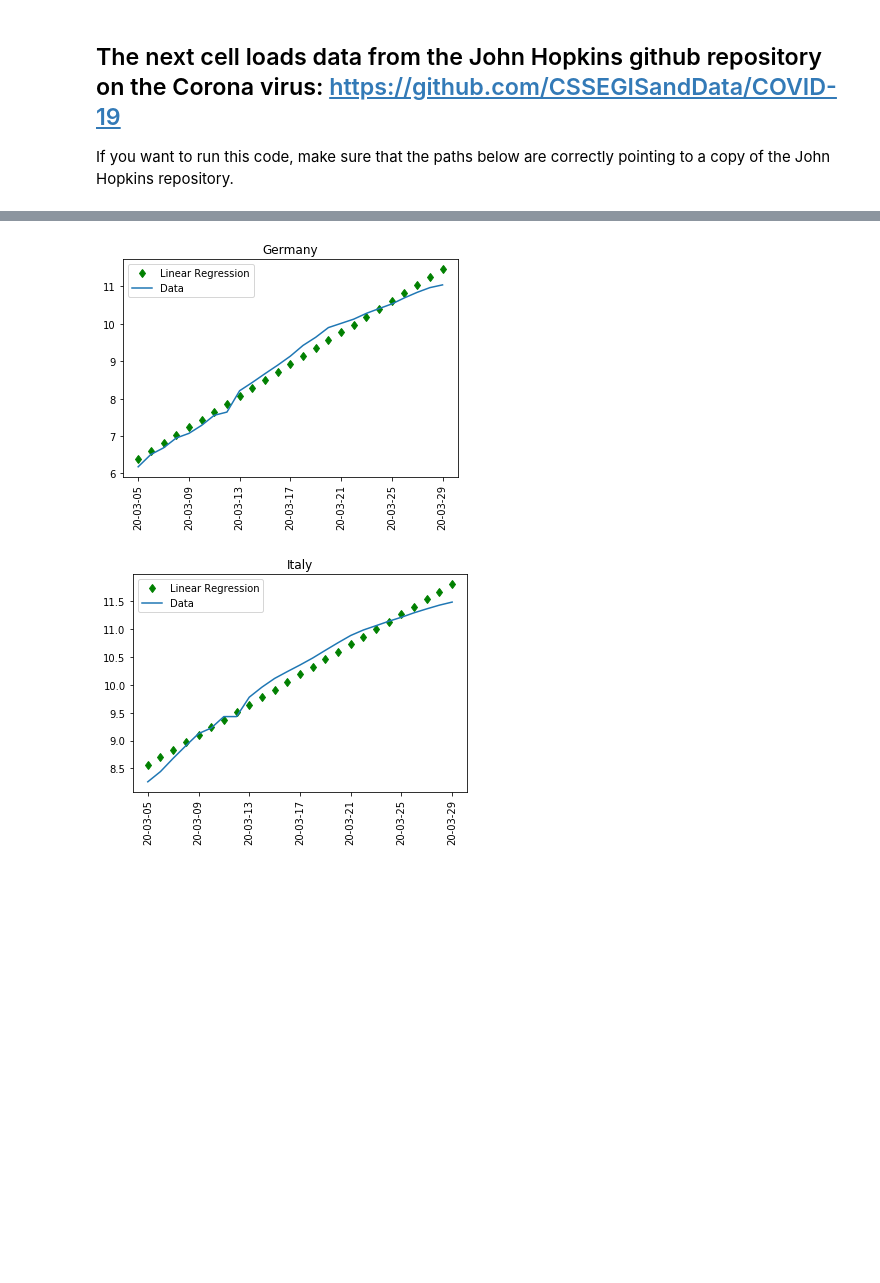
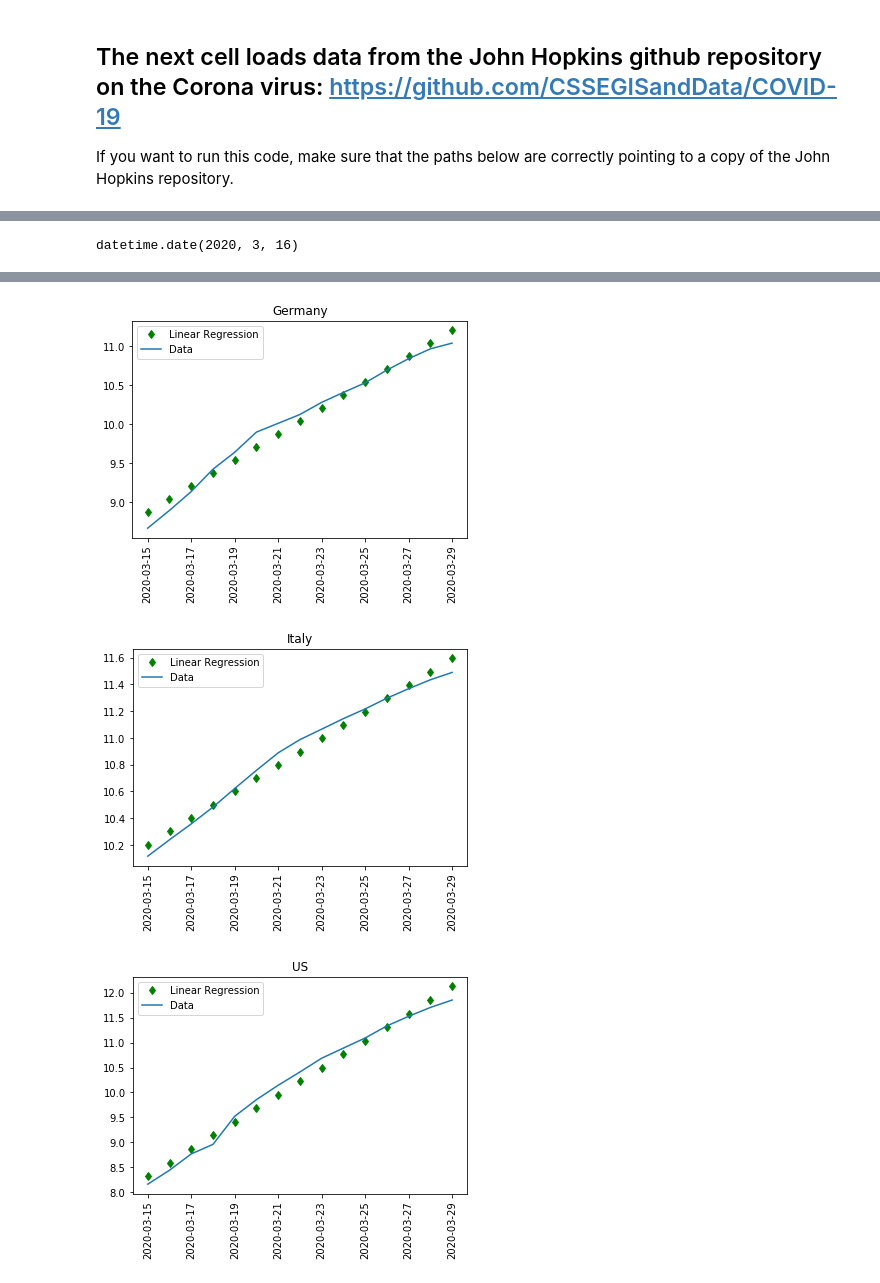
Before and after one commit to michaelneururer/corona_data_analysis, a Jupyter notebook: Corona Data.ipynb, the cells around one changed output, grey strips where cells are left out. Drawn from its saved outputs; the diff is of its cells as text; code cells hidden in the pictures; blank space fills up the shorter version.

```diff
--- a/Corona Data.ipynb
+++ b/Corona Data.ipynb
@@ -26,10 +18,0 @@ data_confirmed_orig.fillna('',inplace=True)
-# %%
-mask = data_confirmed_orig.drop(["Lat","Long"], axis = 1).sum(numeric_only=True, axis=1)>100
-for d in data:
-    d.drop([i for i in range(d.shape[0]) if mask[i]!=True], inplace=True)
-    d.loc[d["Province/State"].notna(), "Country/Region"] += ' ' + d.loc[d["Province/State"].notna(), "Province/State"]
-    d.drop(["Province/State", "Lat", "Long"] ,axis = 1, inplace=True)
-    cols = d.columns
-    new_cols = map(lambda x: dt.date(*[int(x.split('/')[k]) for k in [2,0,1]]), cols[1:])
-    d.set_axis(["Location"] + list(new_cols), axis=1, inplace=True)
-    d.set_axis(range(len(d.index)), axis=0, inplace=True)
@@ -36,9 +64,9 @@ for d in data:
 # %%
 sample_size = 10
-sample = random.sample(range(data_confirmed.shape[0]),sample_size)
+sample = random.sample(range(data[0].shape[0]),sample_size)
 for index in sample:
-    country = data_confirmed.iloc[index][0]
-    df = pd.DataFrame([d.iloc[index][1:] for d in data], index=[0,1,2])
+    country = data[0].iloc[index][0]
+    df = pd.DataFrame([d.iloc[index][1:] for d in data], index=[0,1,2]).fillna(0)
     total = df.iloc[:,-1]
     df.set_axis(["confirmed: {}".format(total.loc[0]),"deaths: {}".format(total[1]),"recovered: {}".format(total[2])], inplace=True, axis=0)
     df.transpose().plot(title=country + ': Index {}'.format(index))
@@ -56,18 +84,23 @@ for index in sample:
 # %%
-L = ["Austria", "Ireland", "Germany", "Italy"]
+L = ["Austria", "Ireland", "Germany", "Italy", "US"]
+# %%
+start_date+dt.timedelta(1)
+# %% [output]
+datetime.date(2020, 3, 16)
 # %%
 from sklearn.linear_model import LinearRegression
 #import statsmodels.formula.api as sm
 for country in L:
-    y = data_confirmed.loc[data_confirmed["Location"]==country].iloc[:,1:].transpose()
-    march1st = y.index.get_loc(dt.date(20,3,1))
-    y = y.loc[dt.date(20,3,5):today]
+    y = data[0].loc[data[0]["Country/Region"]==country].iloc[:,1:].transpose()
+    start_date = dt.date(2020,3,15)
+    y = y.loc[start_date:today]
     y = y[y!=0].dropna().apply(np.log)
     #y = y.append(pd.Series({y.columns[0]:np.log(newest_data[country])}, name=pd.datetime(20,3,17)))
     X = np.array(range(y.shape[0])).reshape(-1,1)
     reg = LinearRegression()
     reg.fit(X,y)
     print(country)
+    print('Latest available data from date {}: {}'.format(data[0].columns[-1], data[0].loc[data[0]["Country/Region"]==country].iloc[0,-1]))
     print('Reg score', reg.score(X, y))
     print('Reg coeff', reg.coef_)
     print('Intercept', reg.intercept_)
@@ -77,9 +110,9 @@ for country in L:
     plt.title(country)
     plt.legend(loc="best")
     plt.xticks(rotation='vertical')
-    print('Prediction for today: ', np.exp(reg.predict((X[-1]).reshape(-1,1))))
-    print('Value today: ', np.exp(y.iloc[-1]))
-    print('Prediction for tomorrow: ', np.exp(reg.predict((X[-1]+2).reshape(-1,1))))
+    print('Prediction for {}: '.format(data[0].columns[-1]), np.exp(reg.predict((X[-1]).reshape(-1,1))))
+    print('Actual value: ', np.exp(y.iloc[-1]))
+    print('Prediction for {}: '.format(data[0].columns[-1]+dt.timedelta(1)), np.exp(reg.predict((X[-1]+1).reshape(-1,1))))
 
     #reg.predict(np.array([[3, 5]]))
 # %% [output]
@@ -105,2 +138,3 @@ Prediction for tomorrow:  [[176882.80363365]]
-[figure, old version]
+[figure, new version]
-[figure, old version]
+[figure, new version]
+[figure, added]
```
Also changed, not shown: parts of 6 cells of this notebook.
